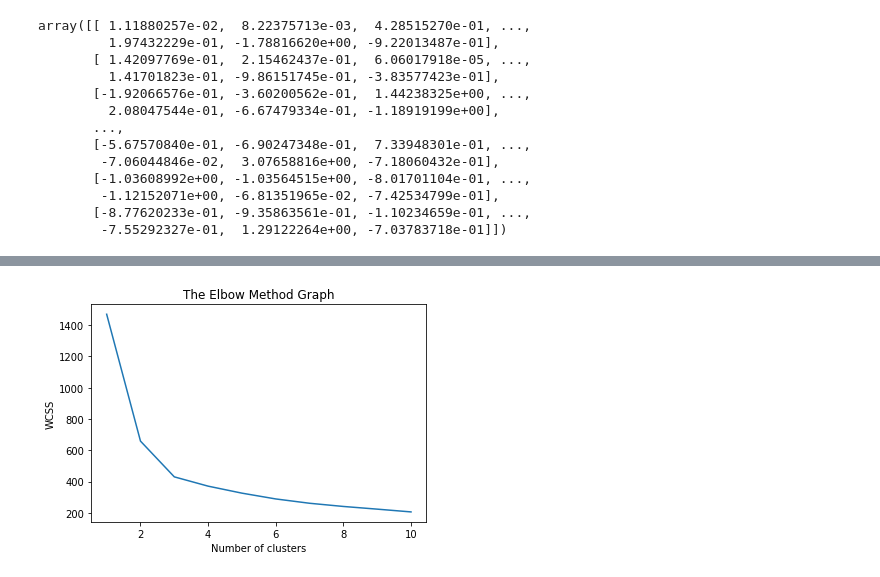
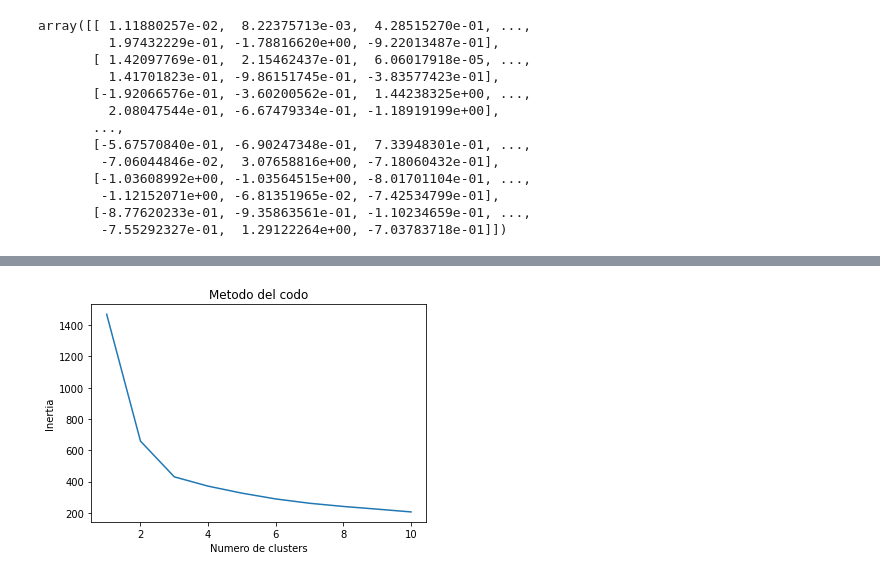
Before and after one commit to EmirBurgosPaz/Machine_learning, a Jupyter notebook: proyecto3/clustering_k-means.ipynb, the cells around one changed output, grey strips where cells are left out. Drawn from its saved outputs; the diff is of its cells as text; code cells hidden in the pictures.

```diff
--- a/proyecto3/clustering_k-means.ipynb
+++ b/proyecto3/clustering_k-means.ipynb
@@ -104,18 +110,16 @@ array([[ 1.11880257e-02,  8.22375713e-03,  4.28515270e-01, ...,
 # %%
-wcss=[]
+inertia=[]
 
 for i in range(1,11):
     kmeans = KMeans(n_clusters=i, init ='k-means++', max_iter=300,  n_init=10,random_state=0 )
+    kmeans.fit(x_train)
+    inertia.append(kmeans.inertia_)
 
-    kmeans.fit(x_train)
-#kmeans algorithm fits to the X dataset
-    wcss.append(kmeans.inertia_)
-#kmeans inertia_ attribute is:  Sum of squared distances of samples #to their closest cluster center.
-#4.Plot the elbow graph
+
 plt.plot(range(1,11),wcss)
-plt.title('The Elbow Method Graph')
-plt.xlabel('Number of clusters')
-plt.ylabel('WCSS')
+plt.title('Metodo del codo')
+plt.xlabel('Numero de clusters')
+plt.ylabel('Inertia')
 plt.show()
 # %% [output]
-[figure, old version]
+[figure, new version]
```
Also changed, not shown: parts of 14 cells of this notebook.
